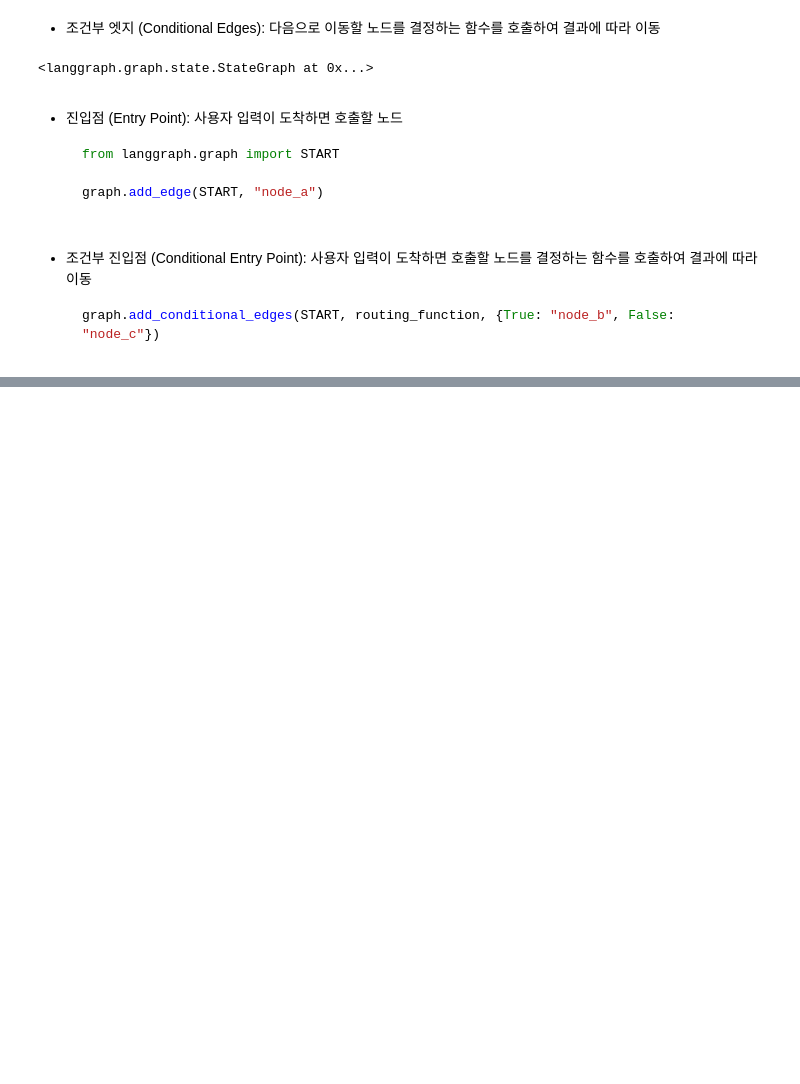
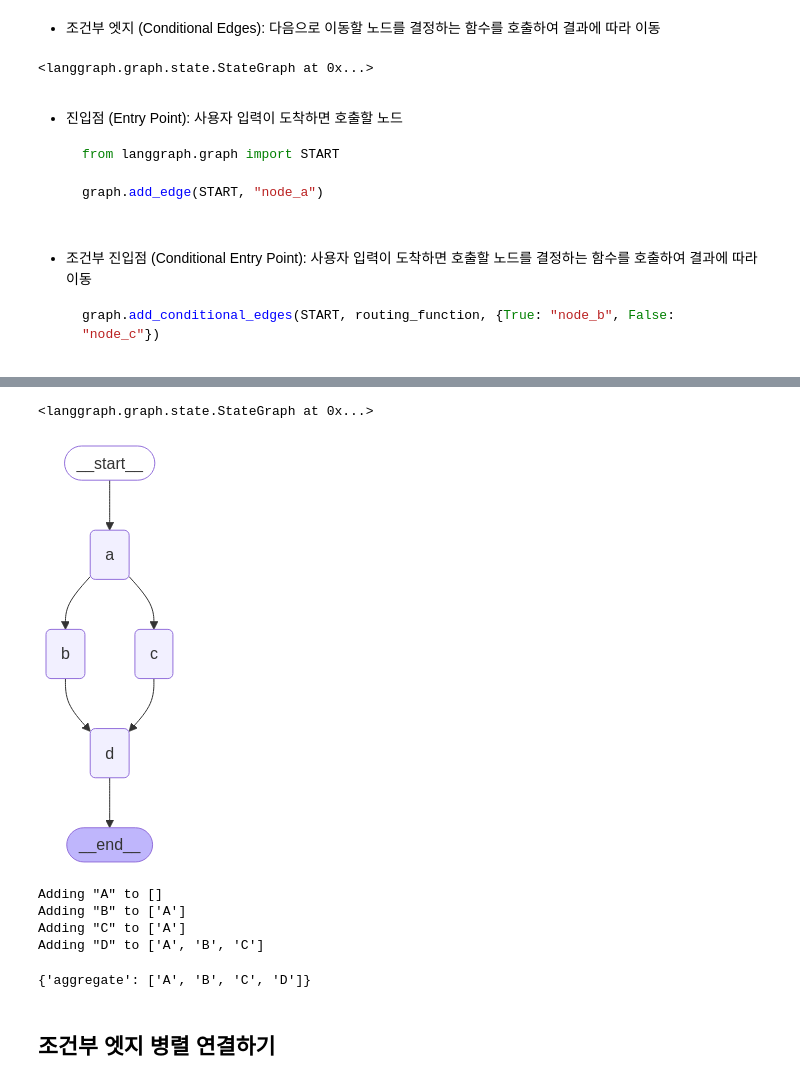
Before and after one commit to khjsla/AI_Agent, a Jupyter notebook: ch2/basic.ipynb, the cells around one changed output, grey strips where cells are left out. Drawn from its saved outputs; the diff is of its cells as text; code cells hidden in the pictures; blank space fills up the shorter version.

```diff
--- a/ch2/basic.ipynb
+++ b/ch2/basic.ipynb
@@ -307,0 +394,54 @@ router_builder.add_conditional_edges("node_a", routing_function, {True: "node_b"
+# %%
+def a(state: State):
+    print(f'Adding "A" to {state["aggregate"]}')
+    return {"aggregate": ["A"]}
+
+
+def b(state: State):
+    print(f'Adding "B" to {state["aggregate"]}')
+    return {"aggregate": ["B"]}
+
+
+def c(state: State):
+    print(f'Adding "C" to {state["aggregate"]}')
+    return {"aggregate": ["C"]}
+
+
+def d(state: State):
+    print(f'Adding "D" to {state["aggregate"]}')
+    return {"aggregate": ["D"]}
+# %%
+graph_builder = StateGraph(State)
+
+# 노드 추가
+graph_builder.add_node(a)
+graph_builder.add_node(b)
+graph_builder.add_node(c)
+graph_builder.add_node(d)
+# %% [output]
+<langgraph.graph.state.StateGraph at 0x...>
+# %%
+# 엣지 추가
+graph_builder.add_edge(START, "a")
+graph_builder.add_edge("a", "b") # a -> b
+graph_builder.add_edge("a", "c") # a -> c
+graph_builder.add_edge("b", "d") # b -> d
+graph_builder.add_edge("c", "d") # c -> d
+graph_builder.add_edge("d", END)
+graph = graph_builder.compile()
+# %%
+from IPython.display import Image, display
+
+display(Image(graph.get_graph().draw_mermaid_png()))
+# %% [output]
+[figure, added]
+# %%
+graph.invoke({"aggregate":[]})
+# %% [output]
+Adding "A" to []
+Adding "B" to ['A']
+Adding "C" to ['A']
+Adding "D" to ['A', 'B', 'C']
+{'aggregate': ['A', 'B', 'C', 'D']}
+# %% [markdown]
+## 조건부 엣지 병렬 연결하기
```
Also changed, not shown: parts of 51 cells of this notebook, 5 other files.
